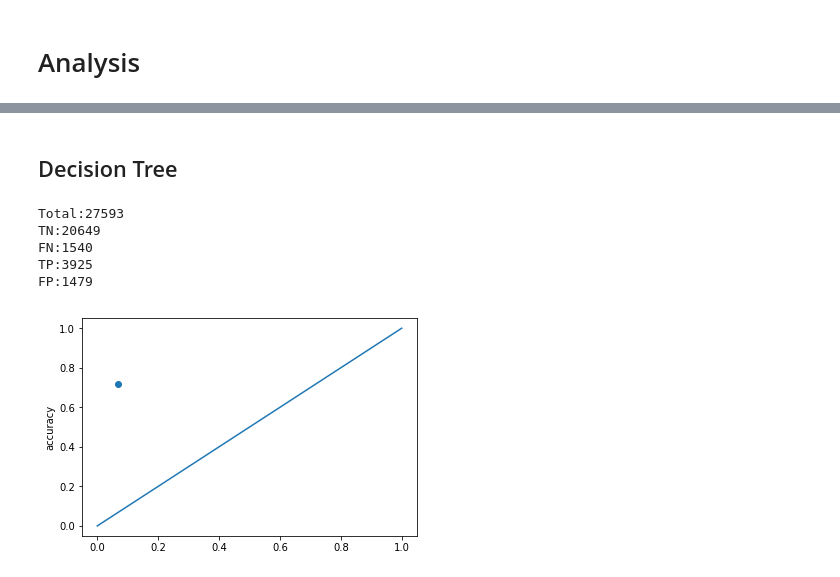
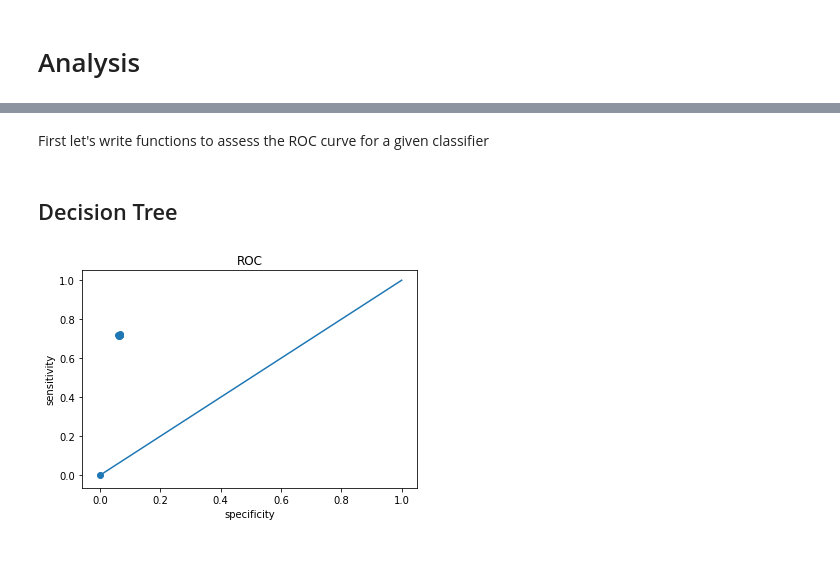
Before and after one commit to idotsuk/patients_no_show, a Jupyter notebook: patient_no_show.ipynb, the cells around one changed output, grey strips where cells are left out. Cells and saved outputs as stored; diff of their text form; code cells hidden in the pictures.

```diff
--- a/patient_no_show.ipynb
+++ b/patient_no_show.ipynb
@@ -654,5 +638,0 @@ Let's split the data into training and test
-# %%
-from sklearn.model_selection import train_test_split
-X_train, X_test, y_train, y_test = train_test_split(data_clean.drop(columns='no_show'),data_clean['no_show'] , test_size=0.25, random_state=20)
-
-np.array(X_train)
@@ -667,33 +639,46 @@ array([[0., 0., 0., ..., 0., 1., 0.],
+# %% [markdown]
+First let's write functions to assess the ROC curve for a given classifier
 # %% [markdown]
 ## Decision Tree
 # %%
->>> from sklearn.tree import DecisionTreeClassifier
+from sklearn.model_selection import train_test_split
+def test_classifier(classifier ,data ,reps = 5, test_size = 0.2):
+    X_train, X_test, y_train, y_test = train_test_split(data.drop(columns='no_show'),data['no_show'] , test_size = test_size, random_state=42)
+    prediction = np.zeros(y_test.size)
+    reference = np.array(y_test)
+    for seed in np.arange(0,reps,1):
+        X_train, X_test, y_train, y_test = train_test_split(data_clean.drop(columns='no_show'),data['no_show'] , test_size = test_size, random_state=seed)
+        classifier.fit(y = y_train,X = X_train)
+        prediction =np.vstack([prediction,tree.predict(X_test)])
+        reference = np.vstack([reference,y_test])
+    ROC(prediction, reference)
 
-tree = DecisionTreeClassifier()
-tree.fit(y=y_train,X=np.array(X_train))
-prediction = tree.predict(X_test)
-reference = y_test
+
 
 def ROC(y_hat,y):
-    TN = ((y_hat == 0) * (y == 0)).sum()
-    FN = ((y_hat == 0) * (y == 1)).sum()
-    TP = ((y_hat == 1) * (y == 1)).sum()
-    FP = ((y_hat == 1) * (y == 0)).sum()
-    print('Total:'+str(y.size)+'\nTN:'+str(TN)+'\nFN:'+str(FN)+'\nTP:'+str(TP)+'\nFP:'+str(FP))
+    specificity = np.array([])
+    sensitivity = np.array([])
+    for i,row in enumerate(y_hat):
+        TN = ((y_hat[i] == 0) * (y[i] == 0)).sum()
+        FN = ((y_hat[i] == 0) * (y[i] == 1)).sum()
+        TP = ((y_hat[i] == 1) * (y[i] == 1)).sum()
+        FP = ((y_hat[i] == 1) * (y[i] == 0)).sum()
+        #print('Total:'+str(row.size)+'\nTN:'+str(TN)+'\nFN:'+str(FN)+'\nTP:'+str(TP)+'\nFP:'+str(FP))
 
-    specificity = TN / (TN + FP)
-    accuracy = TP / (TP + FN)
+        specificity = np.append(specificity, TN / (TN + FP))
+        sensitivity = np.append(sensitivity,  TP / (TP + FN))
 
-    plt.scatter(1-specificity,accuracy)
-    plt.ylabel('accuracy')
+    plt.scatter(1-specificity,sensitivity)
+    plt.ylabel('sensitivity')
+    plt.xlabel('specificity')
     plt.plot([0,1],[0,1])
+    plt.title('ROC')
     plt.show()
-
-ROC(prediction, reference)
+    return [specificity,sensitivity]
-# %% [output]
-Total:27593
-TN:20649
-FN:1540
-TP:3925
-FP:1479
-[figure, removed]
+# %%
+>>> from sklearn.tree import DecisionTreeClassifier
+
+tree = DecisionTreeClassifier()
+test_classifier(tree,data_clean,test_size = 0.2,reps = 10)
+# %% [output]
+[figure, added]
```
Also changed, not shown: parts of 4 cells of this notebook.
